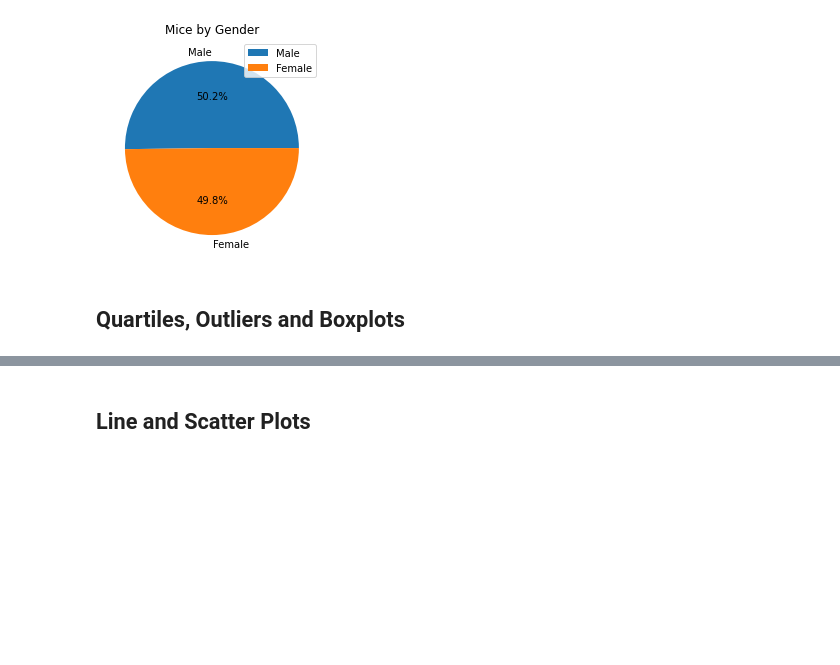
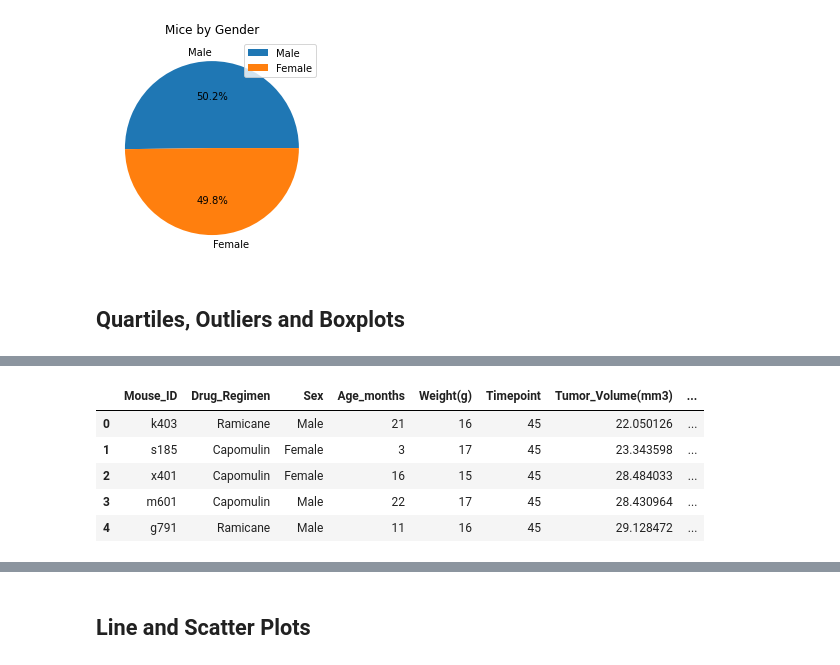
Before and after one commit to jordanroessle/matplotlib-challenge, a Jupyter notebook: pymaceuticals_starter.ipynb, the cells around one changed output, grey strips where cells are left out. Saved outputs shown, nothing was run; the diff lists cells and outputs as text; code cells hidden in the pictures; blank space fills up the shorter version.

```diff
--- a/pymaceuticals_starter.ipynb
+++ b/pymaceuticals_starter.ipynb
@@ -188,10 +199,27 @@ plt.show()
 # %%
 # Calculate the final tumor volume of each mouse across four of the treatment regimens:
 # Capomulin, Ramicane, Infubinol, and Ceftamin
 
 # Start by getting the last (greatest) timepoint for each mouse
+four_drugs = total_data[(total_data.Drug_Regimen == "Capomulin") |
+                        (total_data.Drug_Regimen == "Ramicane") |
+                        (total_data.Drug_Regimen == "Infubinol") |
+                        (total_data.Drug_Regimen == "Ceftamin")]
 
+mouse_four_drug = four_drugs.groupby("Mouse_ID").Timepoint.agg('max')
+mouse_four_drug = mouse_four_drug.reset_index()
 
 # Merge this group df with the original dataframe to get the tumor volume at the last timepoint
+
+four_drug_latest_time = pd.merge(total_data, mouse_four_drug, on=["Mouse_ID", "Timepoint"])
+
+four_drug_latest_time.head()
+# %% [output]
+|  | Mouse_ID | Drug_Regimen | Sex | Age_months | Weight(g) | Timepoint | Tumor_Volume(mm3) | ... |
+| 0 | k403 | Ramicane | Male | 21 | 16 | 45 | 22.050126 | ... |
+| 1 | s185 | Capomulin | Female | 3 | 17 | 45 | 23.343598 | ... |
+| 2 | x401 | Capomulin | Female | 16 | 15 | 45 | 28.484033 | ... |
+| 3 | m601 | Capomulin | Male | 22 | 17 | 45 | 28.430964 | ... |
+| 4 | g791 | Ramicane | Male | 11 | 16 | 45 | 29.128472 | ... |
 # %%
 # Put treatments into a list for for loop (and later for plot labels)
```
Also changed, not shown: parts of 3 cells of this notebook.
